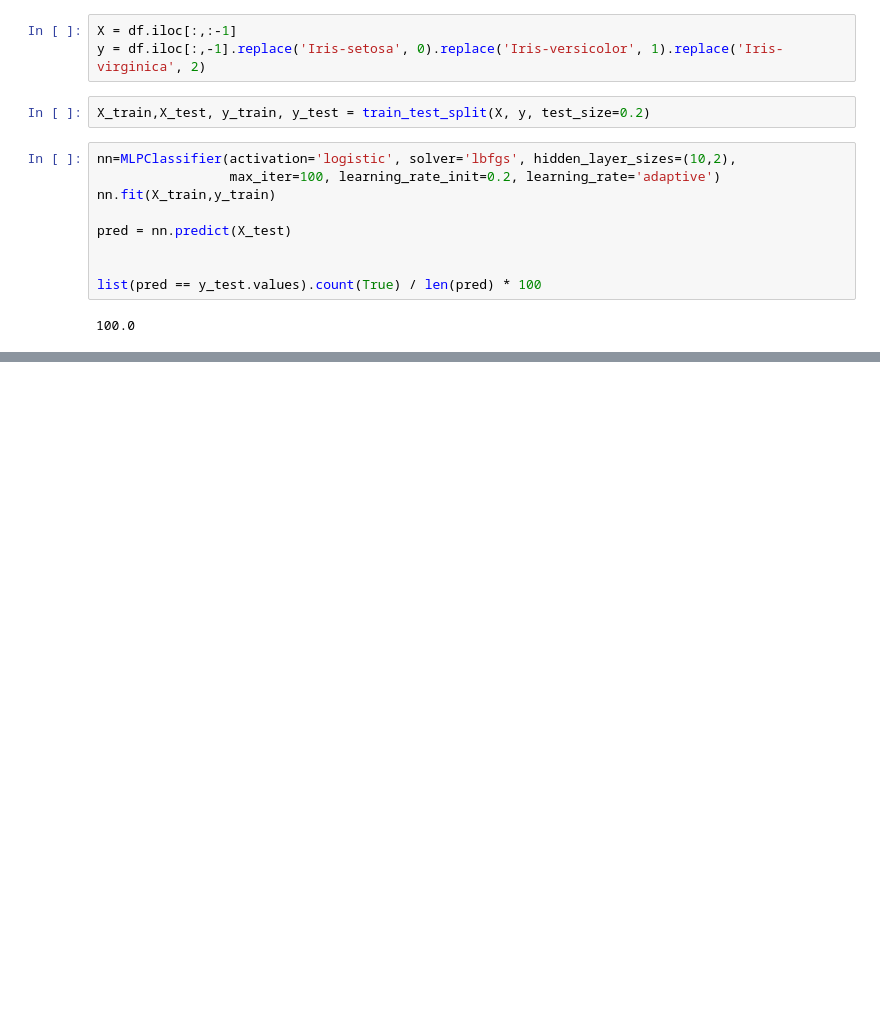
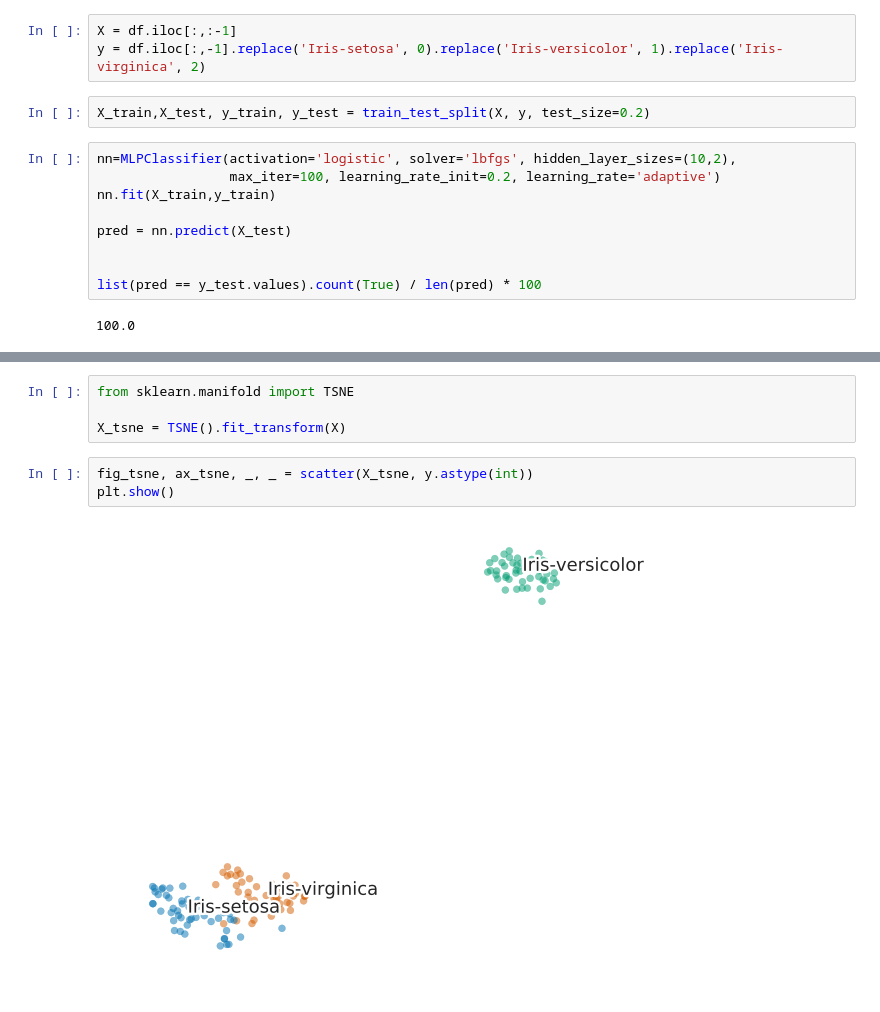
Before and after one commit to Mafidyuz/NeuralNetworksExercises, a Jupyter notebook: MLP/iris/iris.ipynb, the cells around one changed output, grey strips where cells are left out. Saved outputs shown, nothing was run; the diff lists cells and outputs as text; blank space fills up the shorter version.

Commit message:
pca tsne

```diff
--- a/MLP/iris/iris.ipynb
+++ b/MLP/iris/iris.ipynb
@@ -82,0 +105,9 @@ plt.show()
+# %%
+from sklearn.manifold import TSNE
+
+X_tsne = TSNE().fit_transform(X)
+# %%
+fig_tsne, ax_tsne, _, _ = scatter(X_tsne, y.astype(int))
+plt.show()
+# %% [output]
+[figure, added]
```
Also changed, not shown: parts of 11 cells of this notebook.
